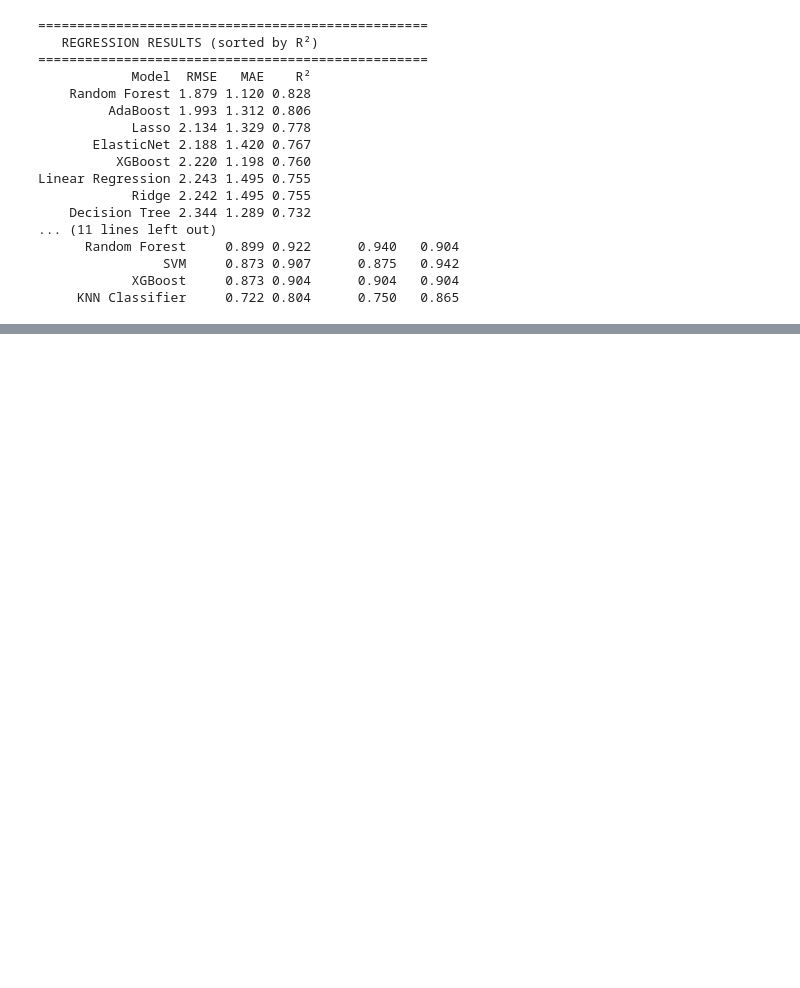
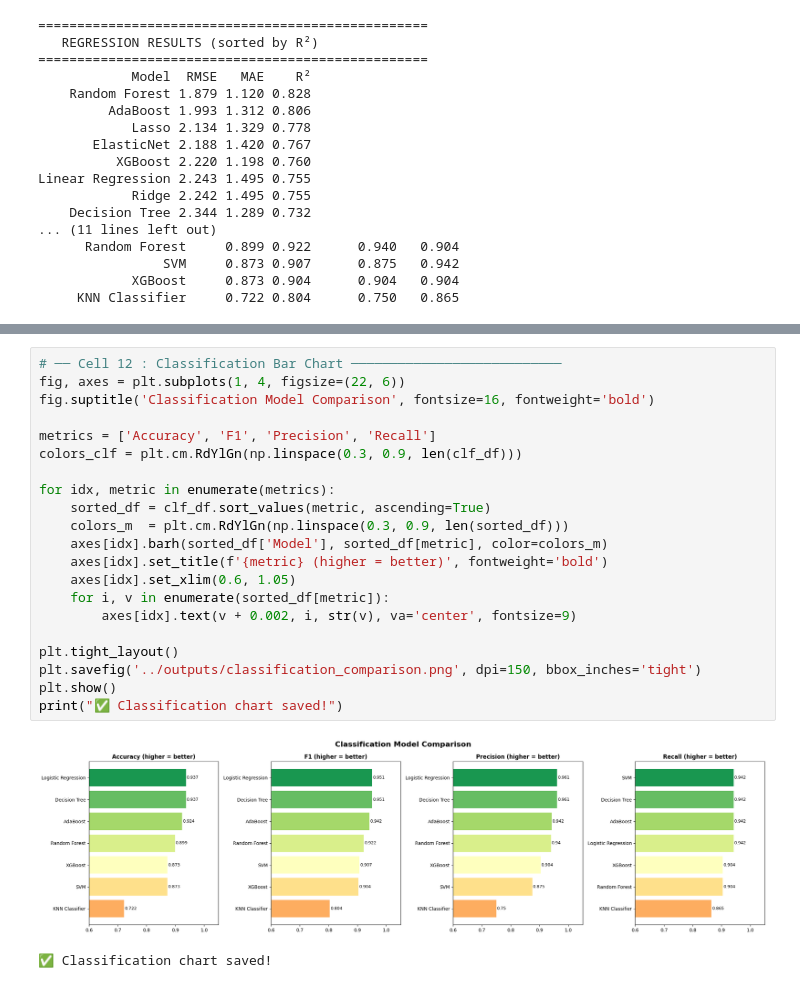
Before and after one commit to Truptiiio-o/student-performance-ml, a Jupyter notebook: notebooks/student_performance_ml.ipynb, the cells around one changed output, grey strips where cells are left out. Cells and saved outputs as stored; diff of their text form; blank space fills up the shorter version.

```diff
--- a/notebooks/student_performance_ml.ipynb
+++ b/notebooks/student_performance_ml.ipynb
@@ -337,0 +374,24 @@ Linear Regression 2.243 1.495 0.755
+# %%
+# ── Cell 12 : Classification Bar Chart ───────────────────────────
+fig, axes = plt.subplots(1, 4, figsize=(22, 6))
+fig.suptitle('Classification Model Comparison', fontsize=16, fontweight='bold')
+
+metrics = ['Accuracy', 'F1', 'Precision', 'Recall']
+colors_clf = plt.cm.RdYlGn(np.linspace(0.3, 0.9, len(clf_df)))
+
+for idx, metric in enumerate(metrics):
+    sorted_df = clf_df.sort_values(metric, ascending=True)
+    colors_m  = plt.cm.RdYlGn(np.linspace(0.3, 0.9, len(sorted_df)))
+    axes[idx].barh(sorted_df['Model'], sorted_df[metric], color=colors_m)
+    axes[idx].set_title(f'{metric} (higher = better)', fontweight='bold')
+    axes[idx].set_xlim(0.6, 1.05)
+    for i, v in enumerate(sorted_df[metric]):
+        axes[idx].text(v + 0.002, i, str(v), va='center', fontsize=9)
+
+plt.tight_layout()
+plt.savefig('../outputs/classification_comparison.png', dpi=150, bbox_inches='tight')
+plt.show()
+print("✅ Classification chart saved!")
+# %% [output]
+[figure, added]
+✅ Classification chart saved!
```
Also changed, not shown: parts of 1 cell of this notebook, 2 other files.
